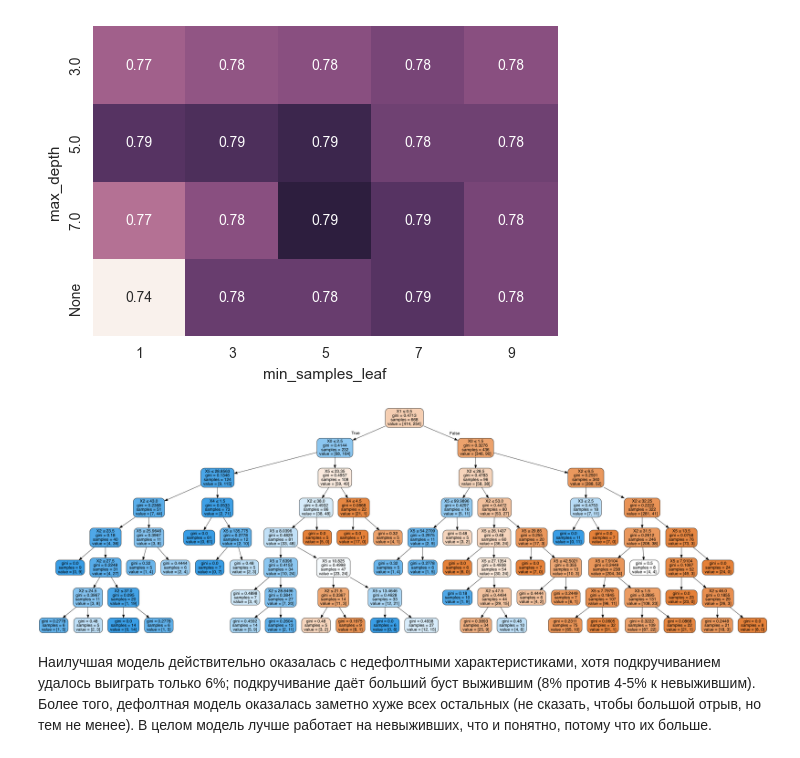
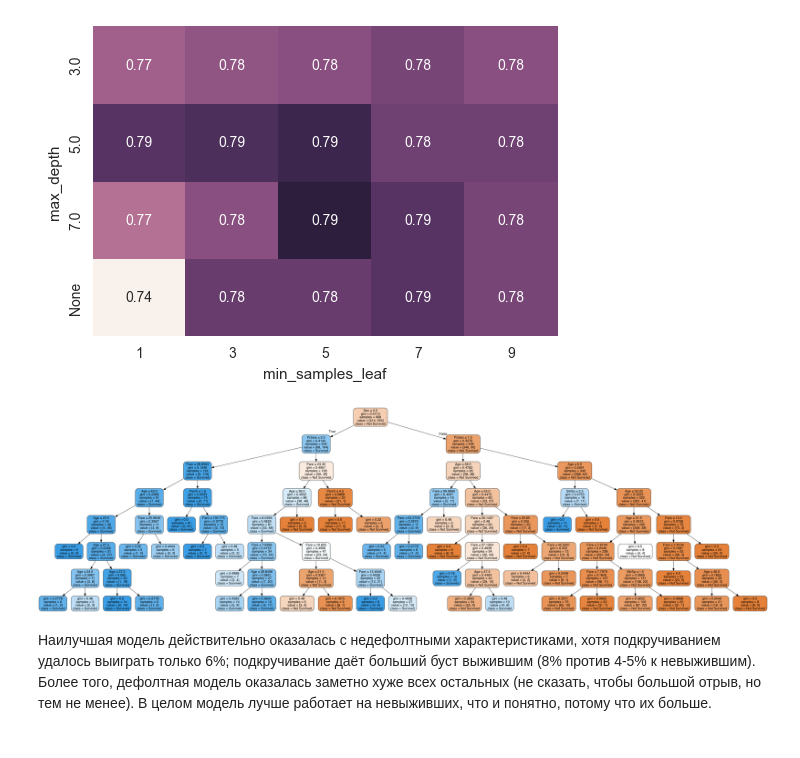
Before and after one commit to BasilisAndr/ml, a Jupyter notebook: titanic.ipynb, the cells around one changed output. Cells and saved outputs as stored; diff of their text form; code cells hidden in the pictures.

```diff
--- a/titanic.ipynb
+++ b/titanic.ipynb
@@ -294,12 +294,15 @@ sns.heatmap(data, annot=True, cbar=False);
 # %%
 from sklearn.tree import export_graphviz
 from IPython.display import Image
 import pydotplus
-dot_data = export_graphviz(clf.best_estimator_, out_file=None, filled=True, rounded=True, special_characters=True)
+dot_data = export_graphviz(clf.best_estimator_, out_file=None,
+                           feature_names=list(titan.columns),
+                           class_names=['Not Survived','Survived'],
+                           filled=True, rounded=True, special_characters=True)
 graph = pydotplus.graph_from_dot_data(dot_data)
 Image(graph.create_png())
 # %% [output]
-[figure, old version]
+[figure, new version]
 # %% [markdown]
 Наилучшая модель действительно оказалась с недефолтными характеристиками, хотя подкручиванием удалось выиграть только 6%; подкручивание даёт больший буст выжившим (8% против 4-5% к невыжившим). Более того, дефолтная модель оказалась заметно хуже всех остальных (не сказать, чтобы большой отрыв, но тем не менее). В целом модель лучше работает на невыживших, что и понятно, потому что их больше.
 # %% [markdown]
```
Also changed, not shown: parts of 9 cells of this notebook.
